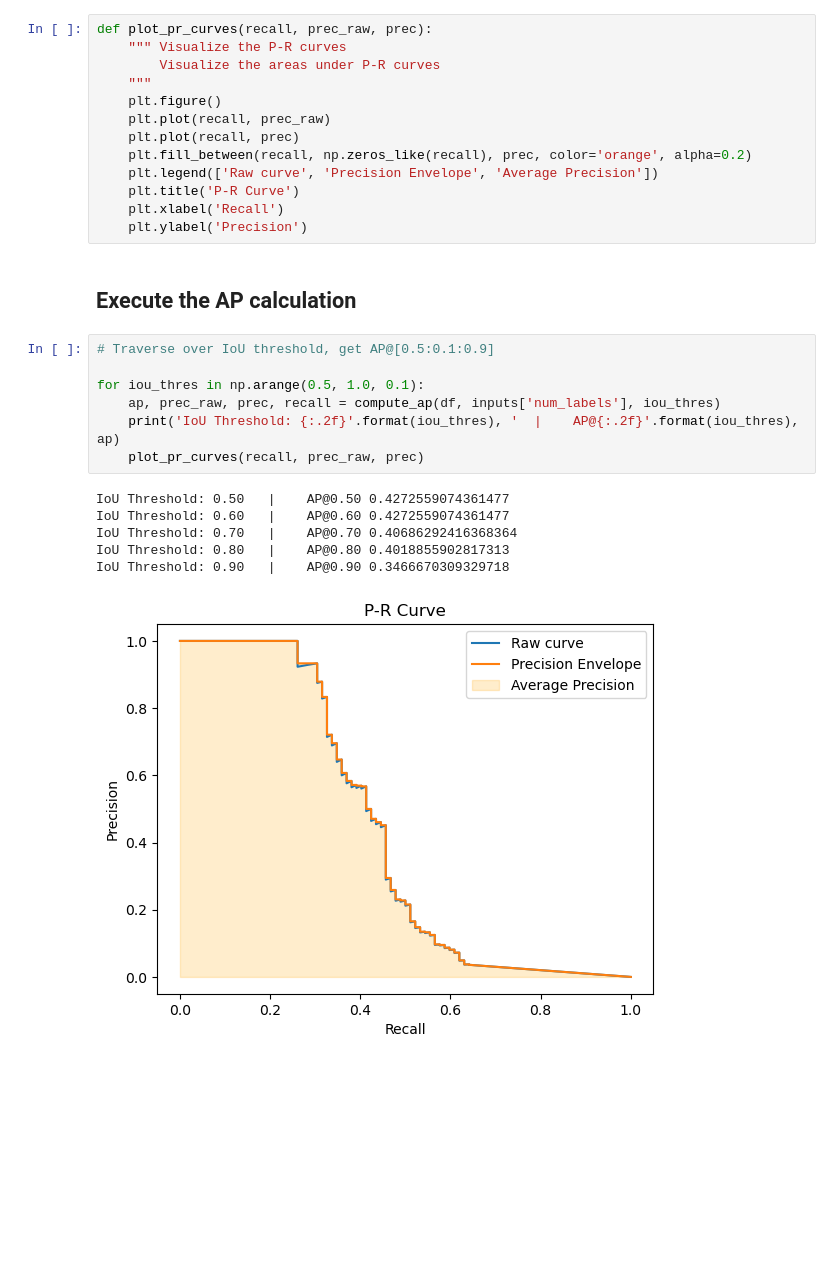
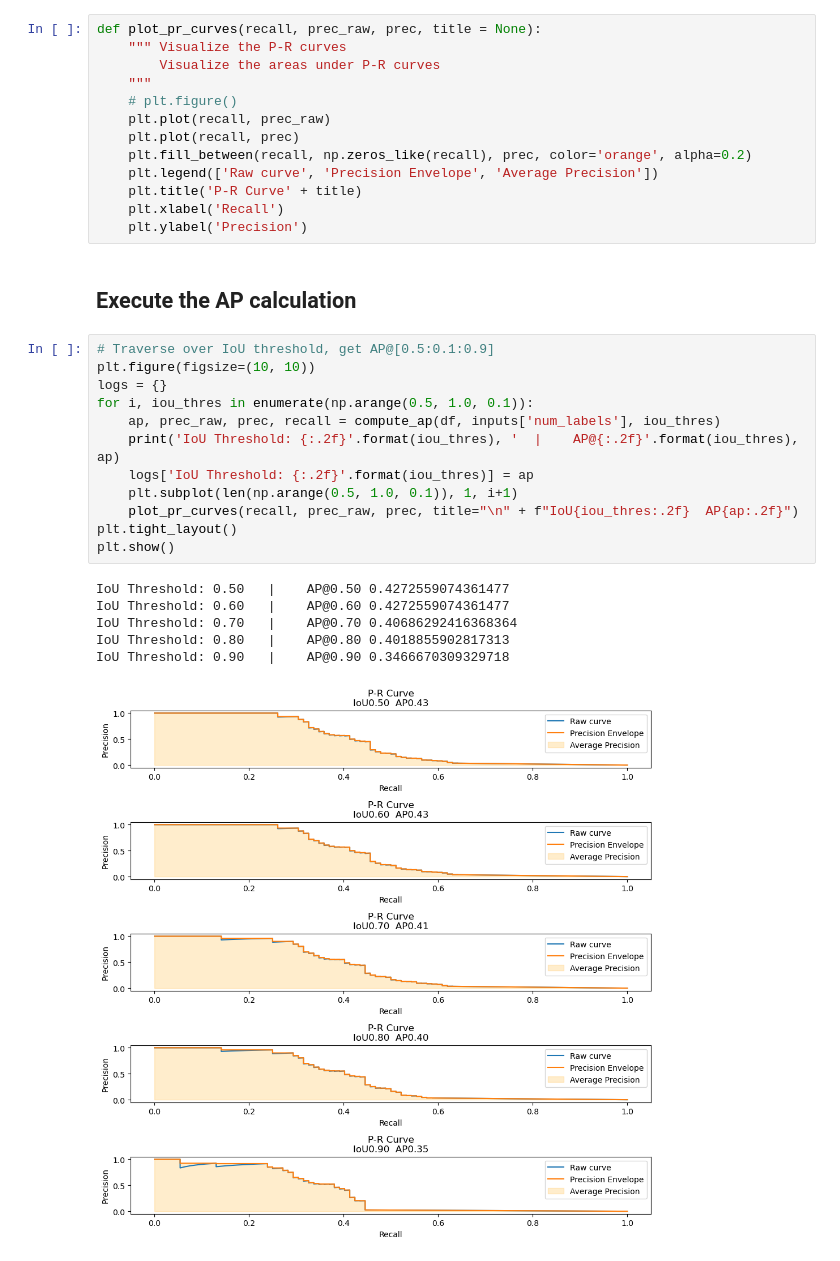
Before and after one commit to dalenhsiao/tai_challenge1_object_detection, a Jupyter notebook: CMU_24784_S2023_C1_Students.ipynb, the cells around one changed output. Drawn from its saved outputs; the diff is of its cells as text; blank space fills up the shorter version.

```diff
--- a/CMU_24784_S2023_C1_Students.ipynb
+++ b/CMU_24784_S2023_C1_Students.ipynb
@@ -170,31 +158,36 @@ def compute_ap(df, num_gt, iou_thres):
 # %% [markdown]
 ## Visualization
 # %%
-def plot_pr_curves(recall, prec_raw, prec):
+def plot_pr_curves(recall, prec_raw, prec, title = None):
     """ Visualize the P-R curves
         Visualize the areas under P-R curves
     """
-    plt.figure()
+    # plt.figure()
     plt.plot(recall, prec_raw)
     plt.plot(recall, prec)
     plt.fill_between(recall, np.zeros_like(recall), prec, color='orange', alpha=0.2)
     plt.legend(['Raw curve', 'Precision Envelope', 'Average Precision'])
-    plt.title('P-R Curve')
+    plt.title('P-R Curve' + title)
     plt.xlabel('Recall')
     plt.ylabel('Precision')
 # %% [markdown]
 ## Execute the AP calculation
 # %%
 # Traverse over IoU threshold, get AP@[0.5:0.1:0.9]
-
-for iou_thres in np.arange(0.5, 1.0, 0.1):
+plt.figure(figsize=(10, 10))
+logs = {}
+for i, iou_thres in enumerate(np.arange(0.5, 1.0, 0.1)):
     ap, prec_raw, prec, recall = compute_ap(df, inputs['num_labels'], iou_thres)
     print('IoU Threshold: {:.2f}'.format(iou_thres), '  |    AP@{:.2f}'.format(iou_thres), ap)
-    plot_pr_curves(recall, prec_raw, prec)
+    logs['IoU Threshold: {:.2f}'.format(iou_thres)] = ap
+    plt.subplot(len(np.arange(0.5, 1.0, 0.1)), 1, i+1)
+    plot_pr_curves(recall, prec_raw, prec, title="\n" + f"IoU{iou_thres:.2f}  AP{ap:.2f}")
+plt.tight_layout()
+plt.show()
 # %% [output]
 IoU Threshold: 0.50   |    AP@0.50 0.4272559074361477
 IoU Threshold: 0.60   |    AP@0.60 0.4272559074361477
 IoU Threshold: 0.70   |    AP@0.70 0.40686292416368364
 IoU Threshold: 0.80   |    AP@0.80 0.4018855902817313
 IoU Threshold: 0.90   |    AP@0.90 0.3466670309329718
-[figure, old version]
+[figure, new version]
```
Also changed, not shown: parts of 3 cells of this notebook.
